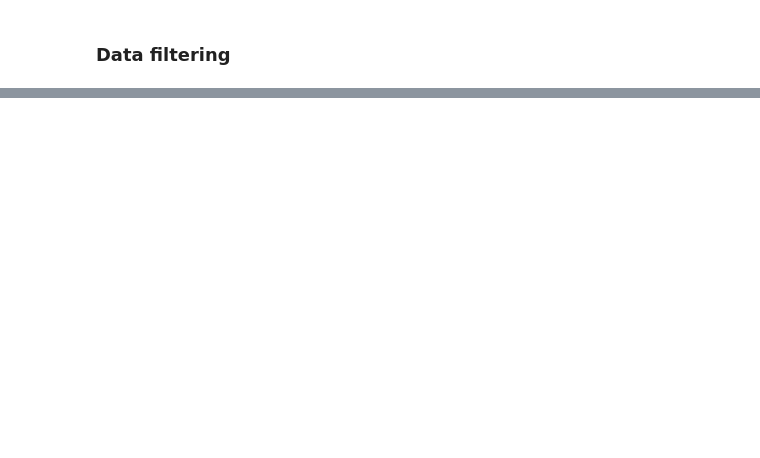
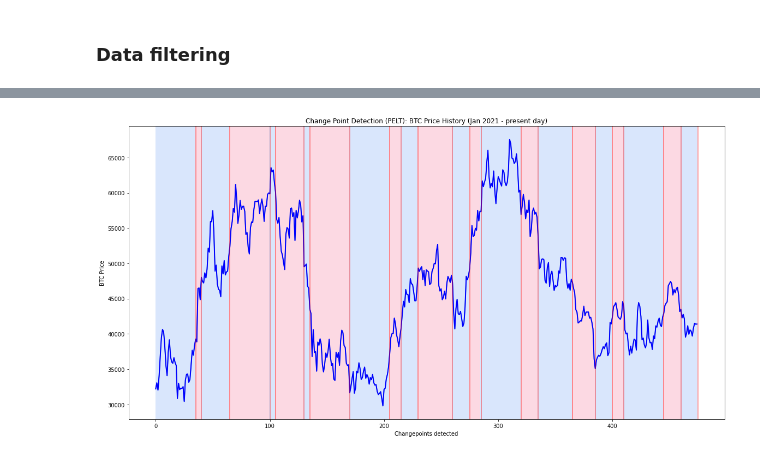
Before and after one commit to paulcodrea/crypto_price_prediction, a Jupyter notebook: 2_crypto_market-price_extraction.ipynb, the cells around one changed output, grey strips where cells are left out. Drawn from its saved outputs; the diff is of its cells as text; code cells hidden in the pictures; blank space fills up the shorter version.

```diff
--- a/2_crypto_market-price_extraction.ipynb
+++ b/2_crypto_market-price_extraction.ipynb
@@ -225,0 +326,21 @@ df_volume.to_csv(f"{path}\DOGE-price-filtered.csv")
+# %%
+# Changepoint detection with the Pelt search method. model rbf is the default kernel used by the Pelt method.
+model="rbf"
+algo = rpt.Pelt(model=model).fit(points)
+result = algo.predict(pen=1)
+# %%
+rpt.display(points, result, figsize=(16, 8))
+# plot the point with a linewidth of 2
+plt.plot(points, linewidth=2, color='blue')
+# plot the lines at the change points
+for i in range(len(result)):
+    plt.axvline(x=result[i], color='red', linestyle='-', alpha=0.5)
+plt.title('Change Point Detection (PELT): BTC Price History (Jan 2021 - present day)')
+# set x-axis label
+plt.xlabel('Changepoints detected')
+# set y-axis label
+plt.ylabel('BTC Price')
+
+plt.show()
+# %% [output]
+[figure, added]
```
Also changed, not shown: parts of 8 cells of this notebook, 5 other files.
